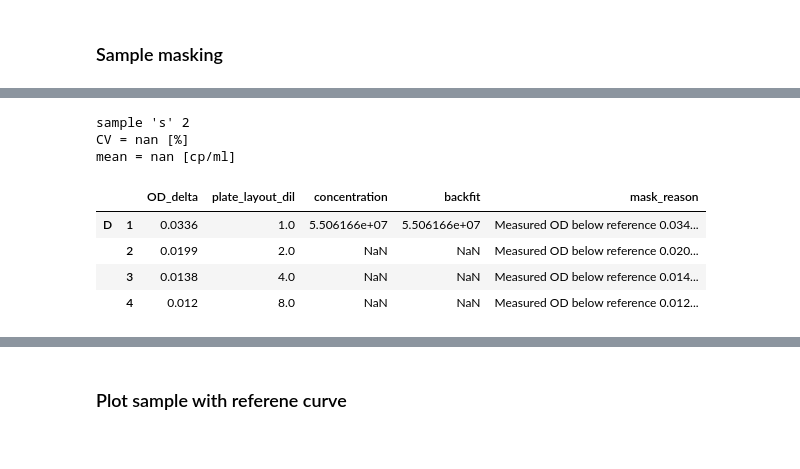
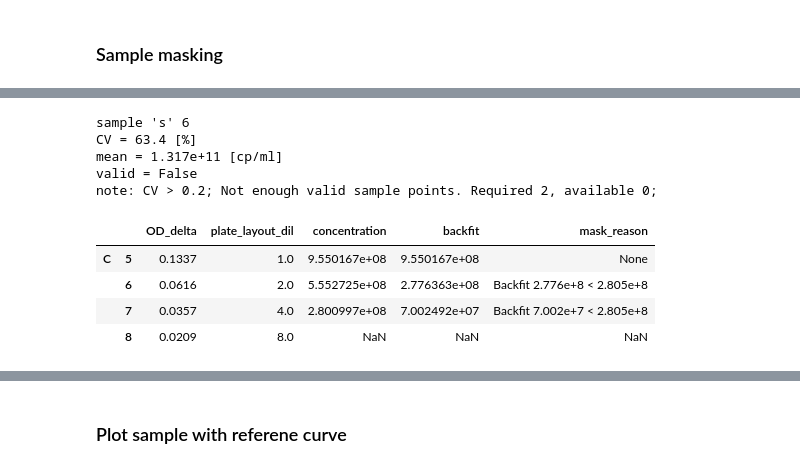
Before and after one commit to igicerovsky/elisa-report, a Jupyter notebook: report_notebook_steps_inplace.ipynb, the cells around one changed output, grey strips where cells are left out. Cells and saved outputs as stored; diff of their text form; code cells hidden in the pictures.

```diff
--- a/report_notebook_steps_inplace.ipynb
+++ b/report_notebook_steps_inplace.ipynb
@@ -750,20 +778,24 @@ samplesk
 # %% [markdown]
 ### Sample masking
 # %%
-def mask_fn(val, odmin, odmax):
-    return not(val >= odmin and val <= odmax)
+from decimal import Decimal
+import math
 
-def mask_reason_fn(val, odmin, odmax):
+def mask_reason_fn(val, odmin, odmax, note):
     if val < odmin:
-        return 'Measured OD below reference {0:.3f} < {1:.3f}'.format(val, odmin)
+        return '{2} {0:.3e} < {1:.3e}'.format(Decimal(val), Decimal(odmin), note)
     if val > odmax:
-        return 'Measured OD above reference {0:.3f} > {1:.3f}'.format(val, odmax)
+        return '{2} {0:.3e} > {1:.3e}'.format(Decimal(val), Decimal(odmin), note)
+    if math.isnan(val):
+        return 'NaN'
     return None
 
 print('Optical density range = <{0:.4f}, {1:.4f}>'.format(od_min, od_max))
-
-# samplesk.loc[:, ['mask']] = samplesk.apply(lambda x: mask_fn(x['OD_delta'], od_min, od_max), axis=1)
-samplesk.loc[:, ['mask_reason']] = samplesk.apply(lambda x: mask_reason_fn(x['OD_delta'], od_min, od_max), axis=1)
+print('Backfit range = <{0:.4e}, {1:.4e}>'.format(Decimal(sv_min), sv_max))
+od_note = 'Measured OD'
+samplesk.loc[:, ['od_mask_reason']] = samplesk.apply(lambda x: mask_reason_fn(x['OD_delta'], od_min, od_max, od_note), axis=1)
+sv_note = 'Backfit'
+samplesk.loc[:, ['mask_reason']] = samplesk.apply(lambda x: mask_reason_fn(x['backfit'], sv_min, sv_max, sv_note), axis=1)
 samplesk
 # %% [output]
 Optical density range = <0.0465, 1.4609>
@@ -791,6 +824,27 @@ def process_sample(samples, stype, sample_num):
     return sample, cv, mean
 
 
+CV_THRESHOLD = 0.2 # 20%
+MIN_VALID_SAMPLE_POINTS = 2
+
+def sample_check(samples, stype, sample_num, cv_thresh=CV_THRESHOLD,
+                 min_valid_pts=MIN_VALID_SAMPLE_POINTS):
+    s = process_sample(samples, stype, sample_num)
+    valid = True
+    note = ''
+    if s[1] > cv_thresh:
+        note = 'CV > {}; '.format(cv_thresh)
+        valid = False
+    smp = s[0]
+    # valid_pts = smp['concentration'].count()
+    valid_pts = smp['mask_reason'].isna().sum()
+    if valid_pts < min_valid_pts:
+        note += 'Not enough valid sample points. Required {}, available {}; '.format(min_valid_pts, valid_pts)
+        valid = False
+
+    return {'sample':smp, 'cv':s[1], 'mean':s[2], 'note':note, 'type':stype, 'num':sample_num, 'valid':valid}
+
+
 def print_sample(number, stype, sample, cv, mean):
     display(sample[['OD_delta', 'plate_layout_dil', 'concentration', 'backfit', 'mask_reason']])
     print("{1} '{2}' {0}".format(number, SAMPLE_TYPES[stype], stype))
@@ -798,13 +852,24 @@ def print_sample(number, stype, sample, cv, mean):
     print("mean = {:.4} [cp/ml]".format(mean))
 
 
-process_sample(samplesk, 'k', 1)
-sample_results = pd.DataFrame(columns=['id', 'cv', 'cp_mean'])
-for i in sample_nums:
+def print_sample_dc(sample_dict):
+    display(sample_dict['sample'][['OD_delta', 'plate_layout_dil', 'concentration', 'backfit', 'mask_reason']])
+    print("{1} '{2}' {0}".format(sample_dict['num'], SAMPLE_TYPES[sample_dict['type']], sample_dict['type']))
+    print("CV = {:2.3} [%]".format(100 * sample_dict['cv']))
+    print("mean = {:.4} [cp/ml]".format(sample_dict['mean']))
+    print("valid = {}".format(sample_dict['valid']))
+    print("note: {}".format(sample_dict['note']))
+
+sc = sample_check(samplesk, 'k', 1)
+sample_results = pd.DataFrame(columns=['id', 'cv', 'cp_mean', 'Note', 'Valid'])
+for i in [5, 6, 9]:#sample_nums:
     stype = 's'
-    s = process_sample(samplesk, 's', i)
-    print_sample(i, 's', *s)
-    sample_results.loc[len(sample_results)] = ['sample {:02d}'.format(i), s[1], s[2]]
+    # s = process_sample(samplesk, 's', i)
+    # print_sample(i, 's', *s)
+    sc = sample_check(samplesk, 's', i)
+    print_sample_dc(sc)
+    sample_results.loc[len(sample_results)] = ['sample {:02d}'.format(i),
+                                               sc['cv'], sc['mean'], sc['note'], sc['valid']]
     if i == 3: break;
 
 display(sample_results)
@@ -825,8 +892,10 @@ mean = nan [cp/ml]
-sample 's' 2
-CV = nan [%]
-mean = nan [cp/ml]
+sample 's' 6
+CV = 63.4 [%]
+mean = 1.317e+11 [cp/ml]
+valid = False
+note: CV > 0.2; Not enough valid sample points. Required 2, available 0;
 |  |  | OD_delta | plate_layout_dil | concentration | backfit | mask_reason |
-| D | 1 | 0.0336 | 1.0 | 5.506166e+07 | 5.506166e+07 | Measured OD below reference 0.034... |
-|  | 2 | 0.0199 | 2.0 | NaN | NaN | Measured OD below reference 0.020... |
-|  | 3 | 0.0138 | 4.0 | NaN | NaN | Measured OD below reference 0.014... |
-|  | 4 | 0.012 | 8.0 | NaN | NaN | Measured OD below reference 0.012... |
+| C | 5 | 0.1337 | 1.0 | 9.550167e+08 | 9.550167e+08 | None |
+|  | 6 | 0.0616 | 2.0 | 5.552725e+08 | 2.776363e+08 | Backfit 2.776e+8 < 2.805e+8 |
+|  | 7 | 0.0357 | 4.0 | 2.800997e+08 | 7.002492e+07 | Backfit 7.002e+7 < 2.805e+8 |
+|  | 8 | 0.0209 | 8.0 | NaN | NaN | NaN |
```
Also changed, not shown: parts of 12 cells of this notebook, 4 other files.
